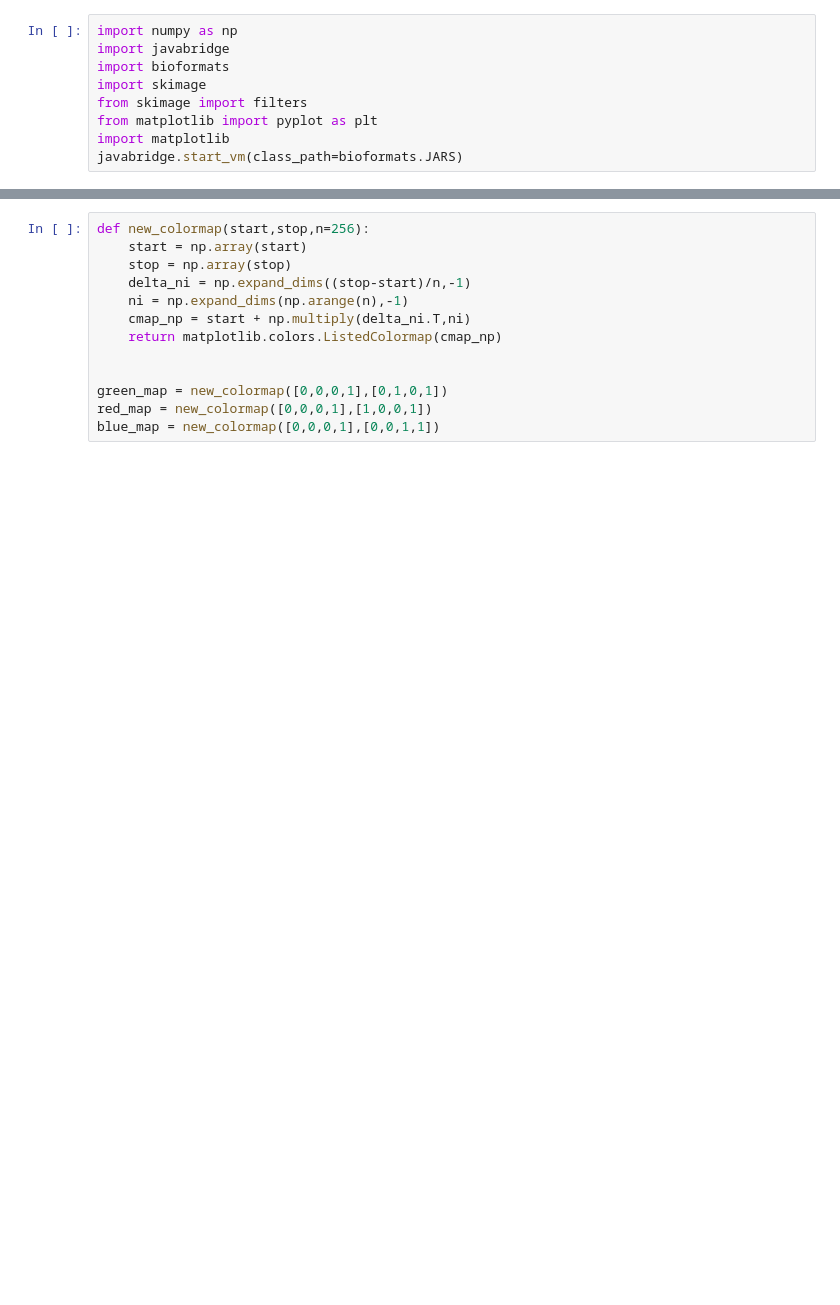
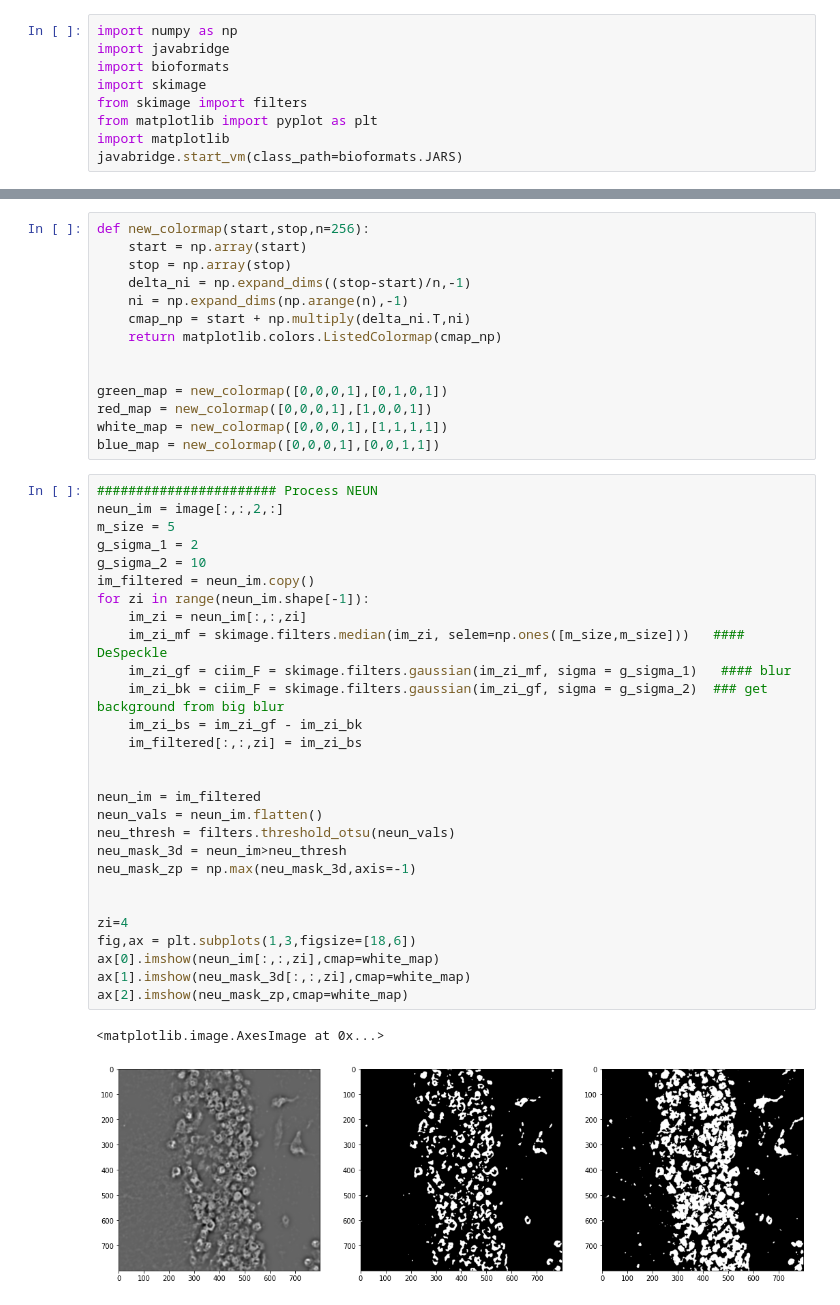
Before and after one commit to dtabuena/Images, a Jupyter notebook: Analyzing_Confocal.ipynb, the cells around one changed output, grey strips where cells are left out. Cells and saved outputs as stored; diff of their text form; blank space fills up the shorter version.

```diff
--- a/Analyzing_Confocal.ipynb
+++ b/Analyzing_Confocal.ipynb
@@ -93,4 +93,36 @@ def new_colormap(start,stop,n=256):
 
 green_map = new_colormap([0,0,0,1],[0,1,0,1])
 red_map = new_colormap([0,0,0,1],[1,0,0,1])
+white_map = new_colormap([0,0,0,1],[1,1,1,1])
 blue_map = new_colormap([0,0,0,1],[0,0,1,1])
+# %%
+####################### Process NEUN
+neun_im = image[:,:,2,:]
+m_size = 5
+g_sigma_1 = 2
+g_sigma_2 = 10
+im_filtered = neun_im.copy()
+for zi in range(neun_im.shape[-1]):
+    im_zi = neun_im[:,:,zi]
+    im_zi_mf = skimage.filters.median(im_zi, selem=np.ones([m_size,m_size]))   #### DeSpeckle
+    im_zi_gf = ciim_F = skimage.filters.gaussian(im_zi_mf, sigma = g_sigma_1)   #### blur
+    im_zi_bk = ciim_F = skimage.filters.gaussian(im_zi_gf, sigma = g_sigma_2)  ### get background from big blur
+    im_zi_bs = im_zi_gf - im_zi_bk
+    im_filtered[:,:,zi] = im_zi_bs
+
+
+neun_im = im_filtered
+neun_vals = neun_im.flatten()
+neu_thresh = filters.threshold_otsu(neun_vals)
+neu_mask_3d = neun_im>neu_thresh
+neu_mask_zp = np.max(neu_mask_3d,axis=-1)
+
+
+zi=4
+fig,ax = plt.subplots(1,3,figsize=[18,6])
+ax[0].imshow(neun_im[:,:,zi],cmap=white_map)
+ax[1].imshow(neu_mask_3d[:,:,zi],cmap=white_map)
+ax[2].imshow(neu_mask_zp,cmap=white_map)
+# %% [output]
+<matplotlib.image.AxesImage at 0x...>
+[figure, added]
```
Also changed, not shown: parts of 11 cells of this notebook.
